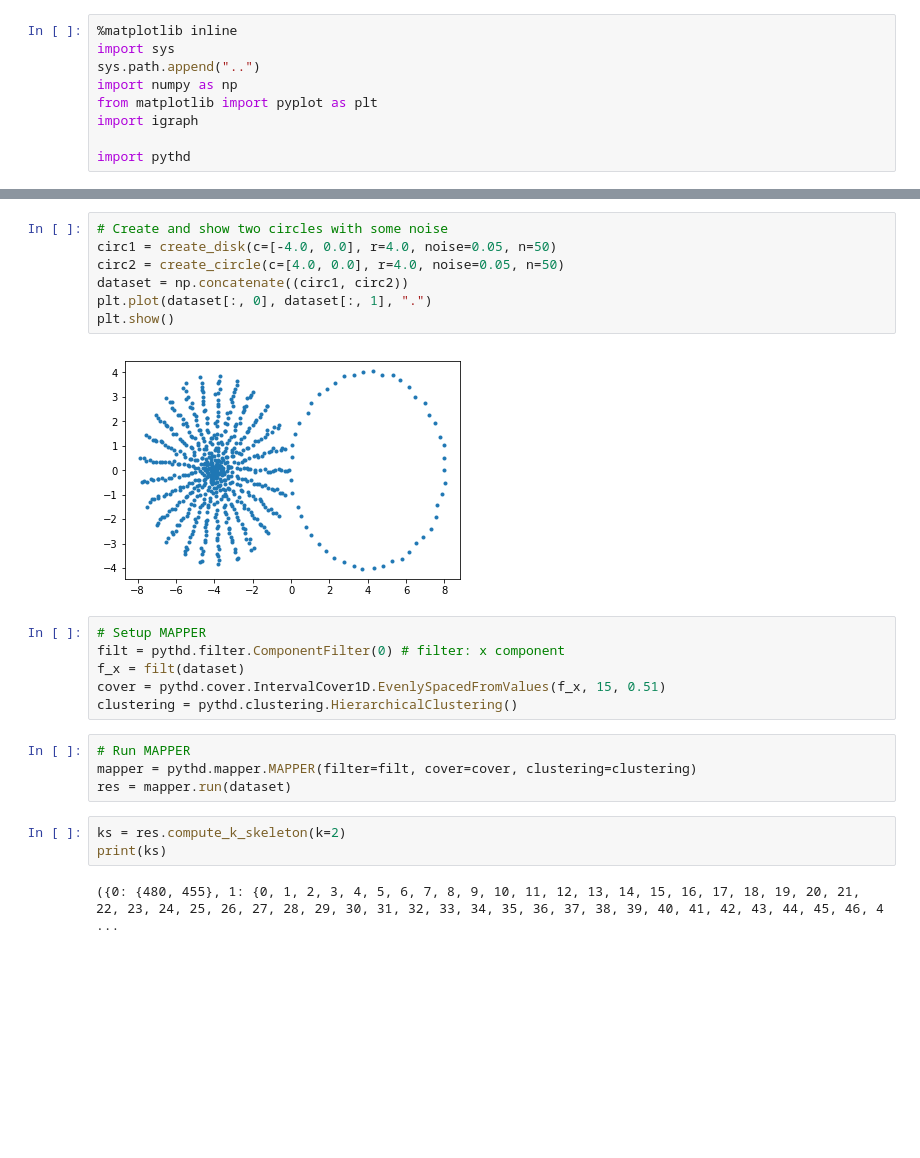
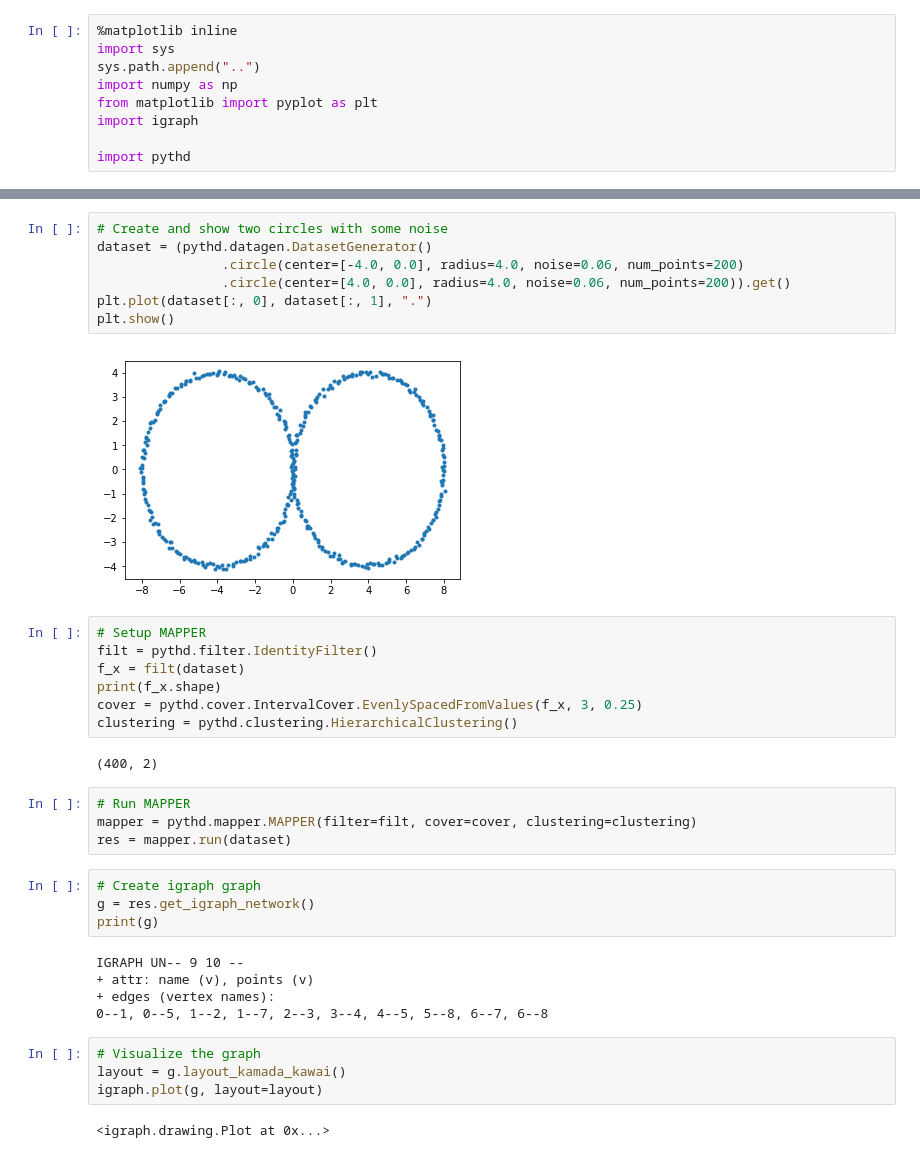
Before and after one commit to wsu-wacs/pythd, a Jupyter notebook: notebooks/MAPPER Test.ipynb, the cells around one changed output, grey strips where cells are left out. Saved outputs shown, nothing was run; the diff lists cells and outputs as text; blank space fills up the shorter version.

Commit message:
Implement n-dimensional interval cover

```diff
--- a/notebooks/MAPPER Test.ipynb
+++ b/notebooks/MAPPER Test.ipynb
@@ -31,25 +10,38 @@ def create_disk(c=np.array([0.0, 0.0]), r=1.0, noise=0.0, n=20):
 # %%
 # Create and show two circles with some noise
-circ1 = create_disk(c=[-4.0, 0.0], r=4.0, noise=0.05, n=50)
-circ2 = create_circle(c=[4.0, 0.0], r=4.0, noise=0.05, n=50)
-dataset = np.concatenate((circ1, circ2))
+dataset = (pythd.datagen.DatasetGenerator()
+                .circle(center=[-4.0, 0.0], radius=4.0, noise=0.06, num_points=200)
+                .circle(center=[4.0, 0.0], radius=4.0, noise=0.06, num_points=200)).get()
 plt.plot(dataset[:, 0], dataset[:, 1], ".")
 plt.show()
 # %% [output]
-[figure, old version]
+[figure, new version]
 # %%
 # Setup MAPPER
-filt = pythd.filter.ComponentFilter(0) # filter: x component
+filt = pythd.filter.IdentityFilter()
 f_x = filt(dataset)
-cover = pythd.cover.IntervalCover1D.EvenlySpacedFromValues(f_x, 15, 0.51)
+print(f_x.shape)
+cover = pythd.cover.IntervalCover.EvenlySpacedFromValues(f_x, 3, 0.25)
 clustering = pythd.clustering.HierarchicalClustering()
+# %% [output]
+(400, 2)
 # %%
 # Run MAPPER
 mapper = pythd.mapper.MAPPER(filter=filt, cover=cover, clustering=clustering)
 res = mapper.run(dataset)
-# %%
-ks = res.compute_k_skeleton(k=2)
-print(ks)
-# %% [output]
-({0: {480, 455}, 1: {0, 1, 2, 3, 4, 5, 6, 7, 8, 9, 10, 11, 12, 13, 14, 15, 16, 17, 18, 19, 20, 21, 22, 23, 24, 25, 26, 27, 28, 29, 30, 31, 32, 33, 34, 35, 36, 37, 38, 39, 40, 41, 42, 43, 44, 45, 46, 4 ...
+# %%
+# Create igraph graph
+g = res.get_igraph_network()
+print(g)
+# %% [output]
+IGRAPH UN-- 9 10 --
++ attr: name (v), points (v)
++ edges (vertex names):
+0--1, 0--5, 1--2, 1--7, 2--3, 3--4, 4--5, 5--8, 6--7, 6--8
+# %%
+# Visualize the graph
+layout = g.layout_kamada_kawai()
+igraph.plot(g, layout=layout)
+# %% [output]
+<igraph.drawing.Plot at 0x...>
 # %%
```
Also changed, not shown: parts of 3 cells of this notebook, 2 other files.
